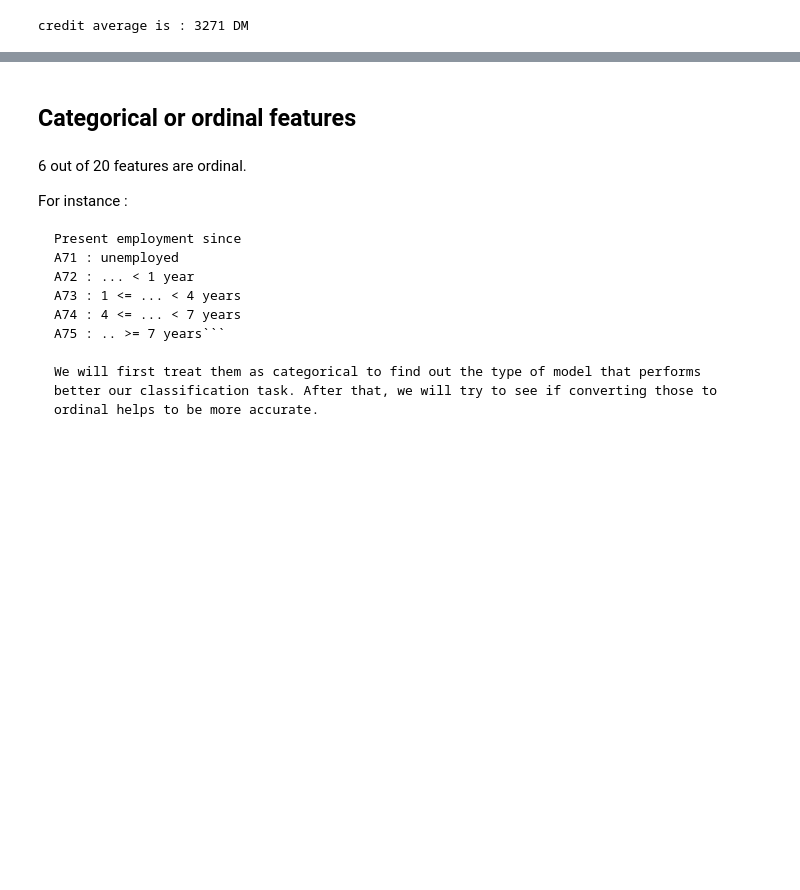
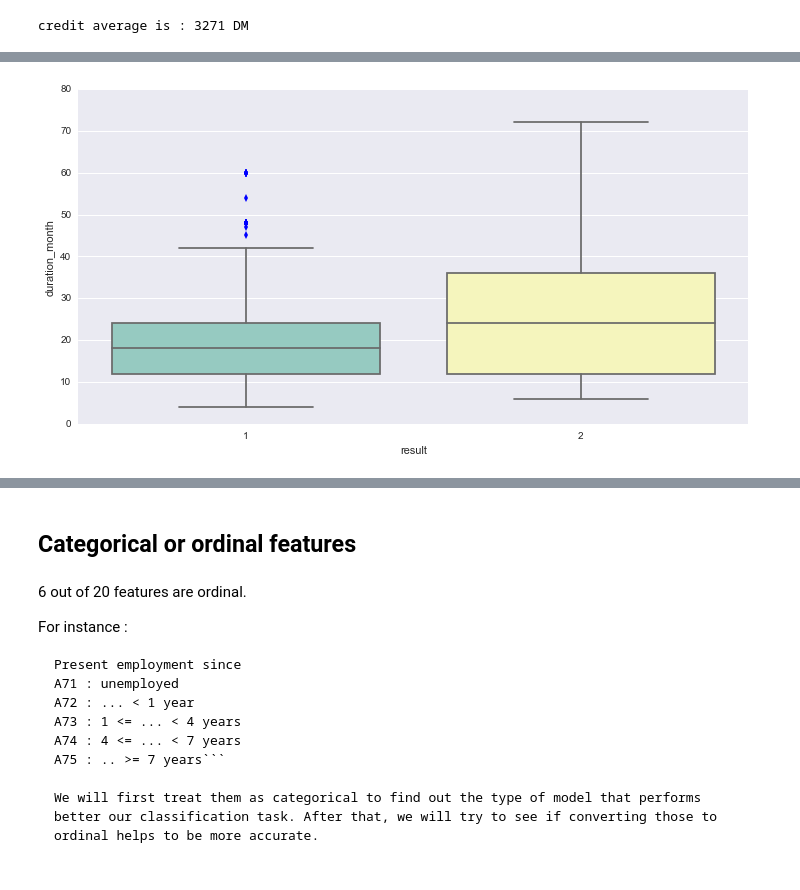
Before and after one commit to rlhez/scoring, a Jupyter notebook: scoring.ipynb, the cells around one changed output, grey strips where cells are left out. Cells and saved outputs as stored; diff of their text form; code cells hidden in the pictures; blank space fills up the shorter version.

```diff
--- a/scoring.ipynb
+++ b/scoring.ipynb
@@ -97,0 +96,4 @@ From this statements, we derive a cost function (see below) that will be used to
+# %%
+a1 = sns.boxplot(x="result", y="duration_month", data=data,palette="Set3")
+# %% [output]
+[figure, added]
```
Also changed, not shown: parts of 71 cells of this notebook, 1 other file.
